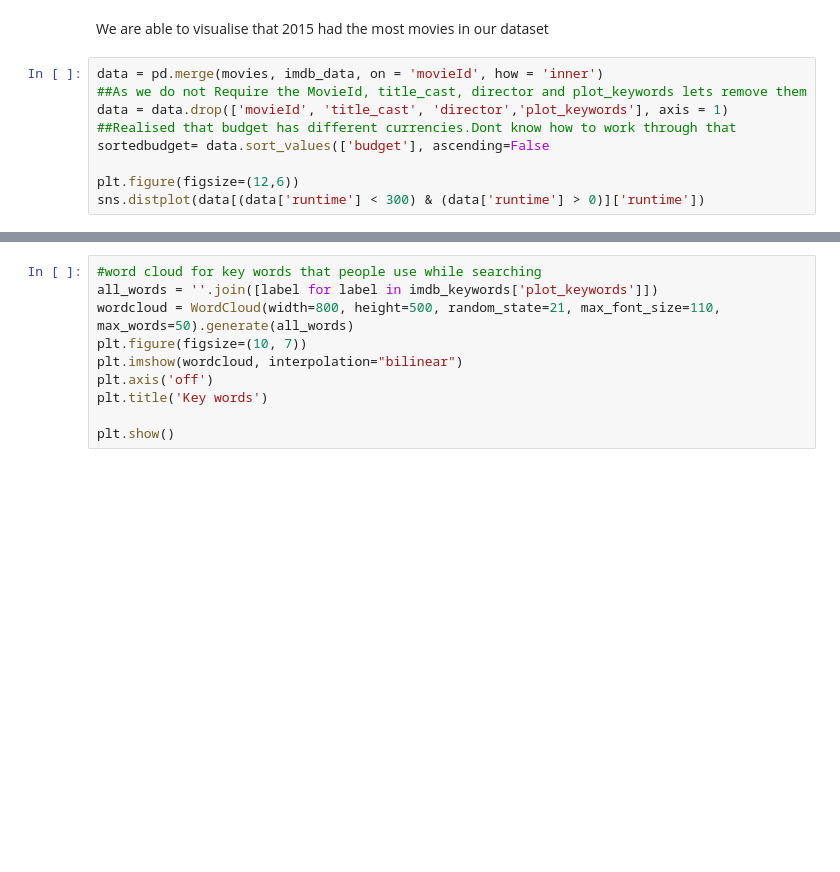
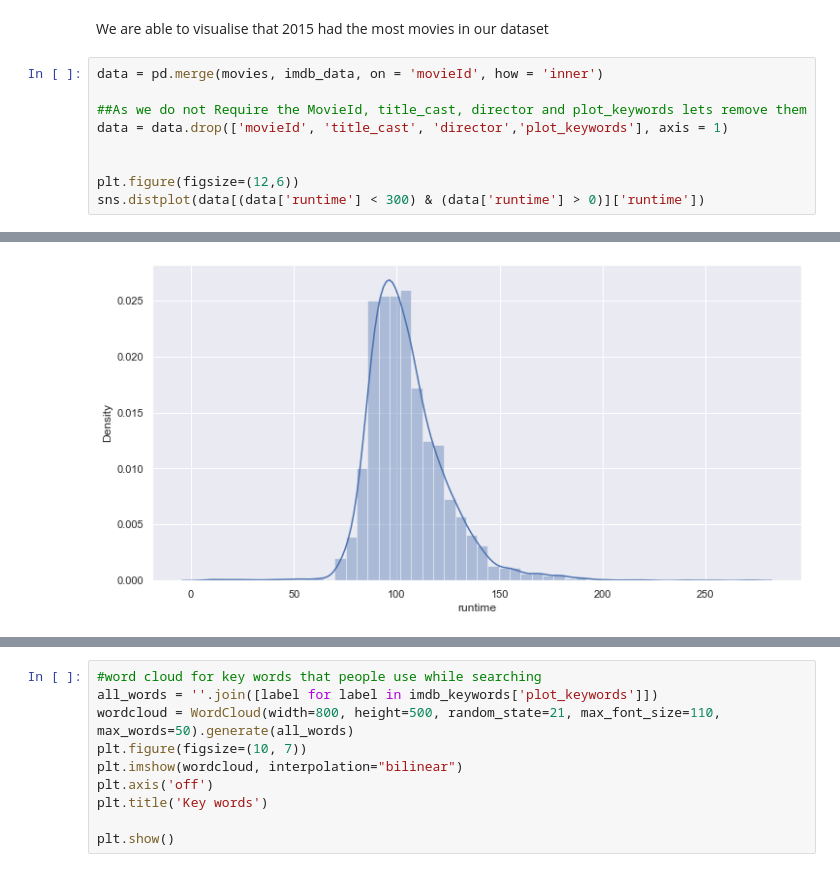
Before and after one commit to Jason-F/JS3_Unsupervised_Predict, a Jupyter notebook: EDA notebooks/EDA V0.1.ipynb, the cells around one changed output, grey strips where cells are left out. Drawn from its saved outputs; the diff is of its cells as text; blank space fills up the shorter version.

```diff
--- a/EDA notebooks/EDA V0.1.ipynb
+++ b/EDA notebooks/EDA V0.1.ipynb
@@ -506,10 +506,10 @@ ax = sns.countplot(y="year", data=movies, palette="Set2", order=movies['year'].v
 We are able to visualise that 2015 had the most movies in our dataset
 # %%
 data = pd.merge(movies, imdb_data, on = 'movieId', how = 'inner')
+
 ##As we do not Require the MovieId, title_cast, director and plot_keywords lets remove them
 data = data.drop(['movieId', 'title_cast', 'director','plot_keywords'], axis = 1)
-##Realised that budget has different currencies.Dont know how to work through that
-sortedbudget= data.sort_values(['budget'], ascending=False
+
 
 plt.figure(figsize=(12,6))
 sns.distplot(data[(data['runtime'] < 300) & (data['runtime'] > 0)]['runtime'])
@@ -518,3 +518,4 @@ SyntaxError: invalid syntax (<ipython-input-101-02e2e6ee745f>, line 7)
+[figure, added]
 # %%
 seperate_genre='Drama','Comedy','Documentary','Comedy|Drama','Drama|Romance'
 for genre in seperate_genre:
```
Also changed, not shown: parts of 9 cells of this notebook.
